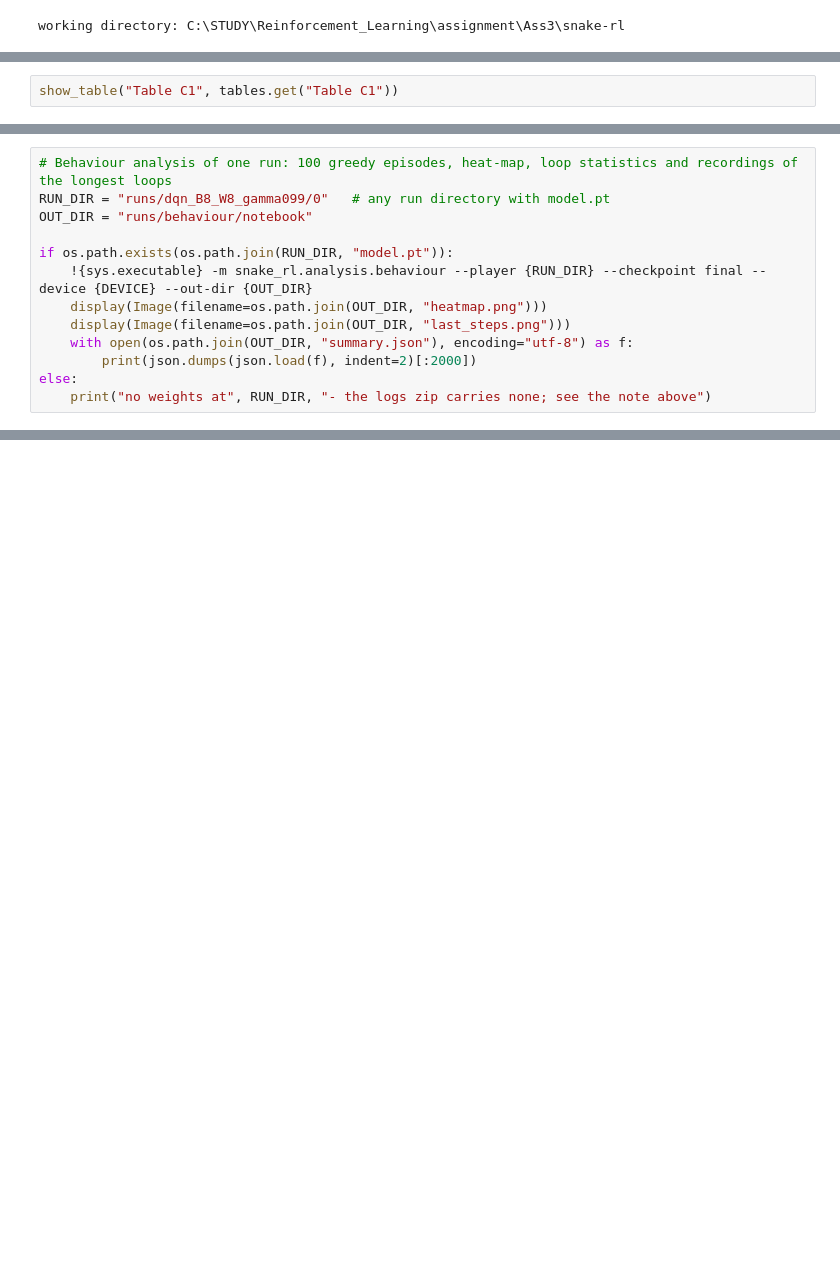
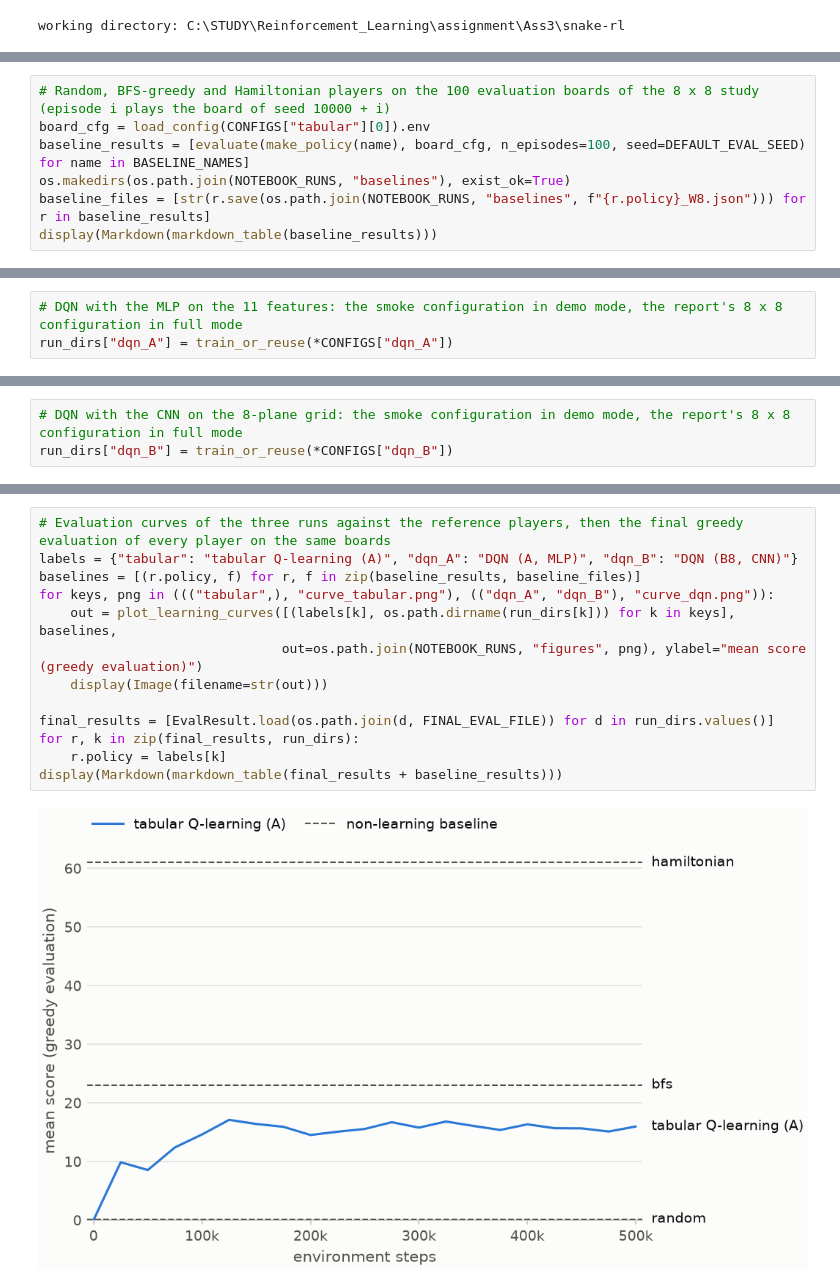
Before and after one commit to Cureeeeeeee/Value-Based-Deep-Reinforcement-Learning-on-Snake, a Jupyter notebook: notebooks/executed/results.ipynb, the cells around one changed output, grey strips where cells are left out. Saved outputs shown, nothing was run; the diff lists cells and outputs as text; blank space fills up the shorter version.

Commit message:
notebook: executed copy of the code notebook (demo training, report reproduced)
Co-Authored-By: Claude Fable 5.1 <noreply@anthropic.com>

```diff
--- a/notebooks/executed/results.ipynb
+++ b/notebooks/executed/results.ipynb
@@ -533,3 +3555,8 @@ for name, W in (("Table B1", 8), ("Table B2", 10)):
 # %%
-show_table("Table C1", tables.get("Table C1"))
+# Random, BFS-greedy and Hamiltonian players on the 100 evaluation boards of the 8 x 8 study (episode i plays the board of seed 10000 + i)
+board_cfg = load_config(CONFIGS["tabular"][0]).env
+baseline_results = [evaluate(make_policy(name), board_cfg, n_episodes=100, seed=DEFAULT_EVAL_SEED) for name in BASELINE_NAMES]
+os.makedirs(os.path.join(NOTEBOOK_RUNS, "baselines"), exist_ok=True)
+baseline_files = [str(r.save(os.path.join(NOTEBOOK_RUNS, "baselines", f"{r.policy}_W8.json"))) for r in baseline_results]
+display(Markdown(markdown_table(baseline_results)))
 # %% [output]
@@ -596,14 +3578,4 @@ or copy a run directory here.
 # %%
-# Behaviour analysis of one run: 100 greedy episodes, heat-map, loop statistics and recordings of the longest loops
-RUN_DIR = "runs/dqn_B8_W8_gamma099/0"   # any run directory with model.pt
-OUT_DIR = "runs/behaviour/notebook"
-
-if os.path.exists(os.path.join(RUN_DIR, "model.pt")):
-    !{sys.executable} -m snake_rl.analysis.behaviour --player {RUN_DIR} --checkpoint final --device {DEVICE} --out-dir {OUT_DIR}
-    display(Image(filename=os.path.join(OUT_DIR, "heatmap.png")))
-    display(Image(filename=os.path.join(OUT_DIR, "last_steps.png")))
-    with open(os.path.join(OUT_DIR, "summary.json"), encoding="utf-8") as f:
-        print(json.dumps(json.load(f), indent=2)[:2000])
-else:
-    print("no weights at", RUN_DIR, "- the logs zip carries none; see the note above")
+# DQN with the MLP on the 11 features: the smoke configuration in demo mode, the report's 8 x 8 configuration in full mode
+run_dirs["dqn_A"] = train_or_reuse(*CONFIGS["dqn_A"])
 # %% [output]
@@ -629,0 +3585,3 @@ runs\behaviour\notebook\summary.json
+# %%
+# DQN with the CNN on the 8-plane grid: the smoke configuration in demo mode, the report's 8 x 8 configuration in full mode
+run_dirs["dqn_B"] = train_or_reuse(*CONFIGS["dqn_B"])
@@ -629,0 +3592,15 @@ runs\behaviour\notebook\summary.json
+# %%
+# Evaluation curves of the three runs against the reference players, then the final greedy evaluation of every player on the same boards
+labels = {"tabular": "tabular Q-learning (A)", "dqn_A": "DQN (A, MLP)", "dqn_B": "DQN (B8, CNN)"}
+baselines = [(r.policy, f) for r, f in zip(baseline_results, baseline_files)]
+for keys, png in ((("tabular",), "curve_tabular.png"), (("dqn_A", "dqn_B"), "curve_dqn.png")):
+    out = plot_learning_curves([(labels[k], os.path.dirname(run_dirs[k])) for k in keys], baselines,
+                               out=os.path.join(NOTEBOOK_RUNS, "figures", png), ylabel="mean score (greedy evaluation)")
+    display(Image(filename=str(out)))
+
+final_results = [EvalResult.load(os.path.join(d, FINAL_EVAL_FILE)) for d in run_dirs.values()]
+for r, k in zip(final_results, run_dirs):
+    r.policy = labels[k]
+display(Markdown(markdown_table(final_results + baseline_results)))
+# %% [output]
+[figure, added]
```
Also changed, not shown: parts of 112 cells of this notebook.
